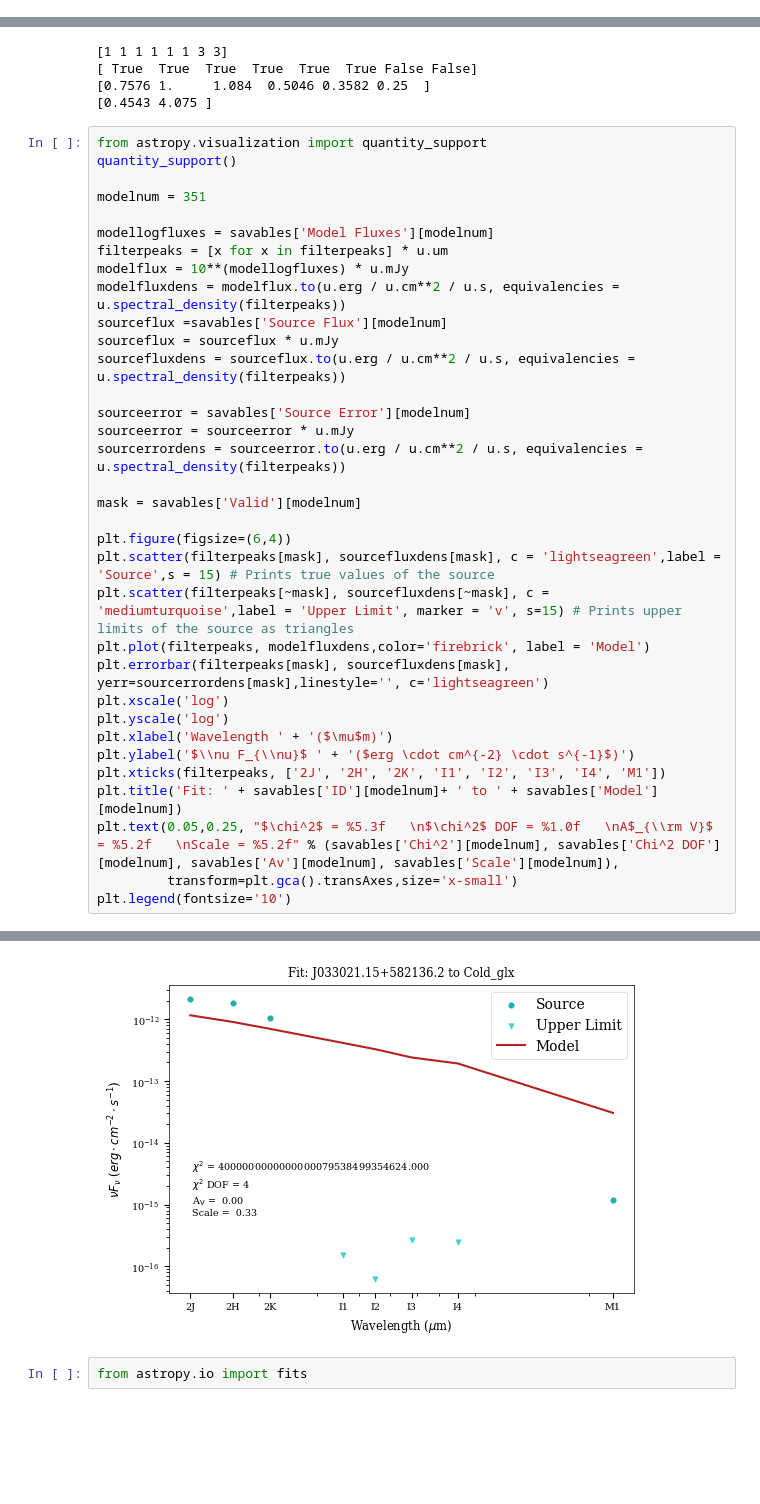
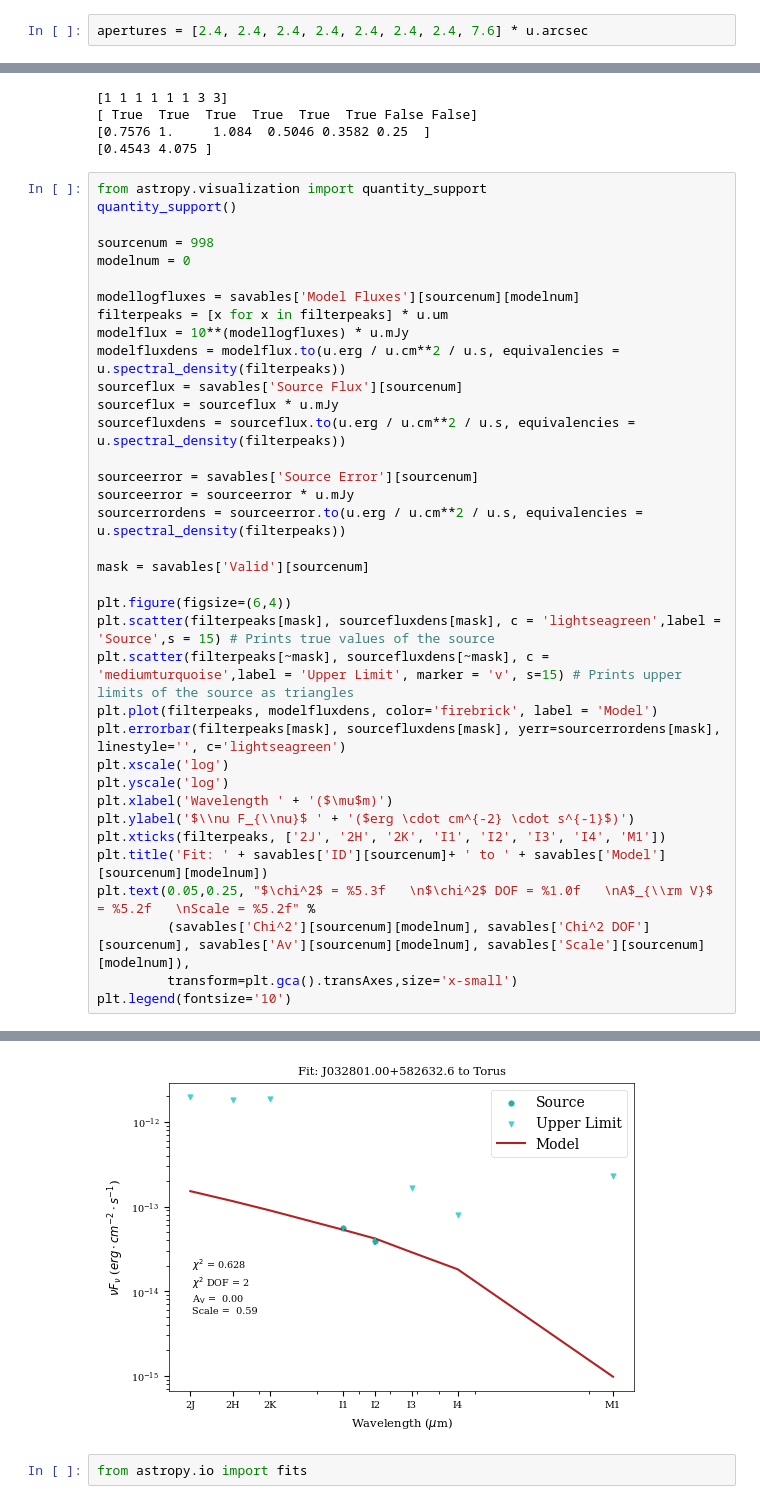
Before and after one commit to jridenba/REU-Notebooks, a Jupyter notebook: SESNA Galactic Fitting.ipynb, the cells around one changed output, grey strips where cells are left out. Cells and saved outputs as stored; diff of their text form; blank space fills up the shorter version.

```diff
--- a/SESNA Galactic Fitting.ipynb
+++ b/SESNA Galactic Fitting.ipynb
@@ -26,3 +19,5 @@ apertures = [3., 3., 3., 3., 3., 3., 3., 3.] * u.arcsec
+# %%
+apertures = [2.4, 2.4, 2.4, 2.4, 2.4, 2.4, 2.4, 7.6] * u.arcsec
 # %%
 # Still want to replace this with Convolved filters
 filters = ['2J', '2H', '2K', 'I1', 'I2', 'I3', 'I4', 'M1']
@@ -170,40 +195,42 @@ print(np.array(info.source.to_ascii().split()[11:-1:2]).astype(float)[~mask])
 # %%
 from astropy.visualization import quantity_support
 quantity_support()
 
-modelnum = 351
+sourcenum = 998
+modelnum = 0
 
-modellogfluxes = savables['Model Fluxes'][modelnum]
+modellogfluxes = savables['Model Fluxes'][sourcenum][modelnum]
 filterpeaks = [x for x in filterpeaks] * u.um
 modelflux = 10**(modellogfluxes) * u.mJy
 modelfluxdens = modelflux.to(u.erg / u.cm**2 / u.s, equivalencies = u.spectral_density(filterpeaks))
-sourceflux =savables['Source Flux'][modelnum]
+sourceflux = savables['Source Flux'][sourcenum]
 sourceflux = sourceflux * u.mJy
 sourcefluxdens = sourceflux.to(u.erg / u.cm**2 / u.s, equivalencies = u.spectral_density(filterpeaks))
 
-sourceerror = savables['Source Error'][modelnum]
+sourceerror = savables['Source Error'][sourcenum]
 sourceerror = sourceerror * u.mJy
 sourcerrordens = sourceerror.to(u.erg / u.cm**2 / u.s, equivalencies = u.spectral_density(filterpeaks))
 
-mask = savables['Valid'][modelnum]
+mask = savables['Valid'][sourcenum]
 
 plt.figure(figsize=(6,4))
 plt.scatter(filterpeaks[mask], sourcefluxdens[mask], c = 'lightseagreen',label = 'Source',s = 15) # Prints true values of the source
 plt.scatter(filterpeaks[~mask], sourcefluxdens[~mask], c = 'mediumturquoise',label = 'Upper Limit', marker = 'v', s=15) # Prints upper limits of the source as triangles
-plt.plot(filterpeaks, modelfluxdens,color='firebrick', label = 'Model')
-plt.errorbar(filterpeaks[mask], sourcefluxdens[mask], yerr=sourcerrordens[mask],linestyle='', c='lightseagreen')
+plt.plot(filterpeaks, modelfluxdens, color='firebrick', label = 'Model')
+plt.errorbar(filterpeaks[mask], sourcefluxdens[mask], yerr=sourcerrordens[mask], linestyle='', c='lightseagreen')
 plt.xscale('log')
 plt.yscale('log')
 plt.xlabel('Wavelength ' + '($\mu$m)')
 plt.ylabel('$\\nu F_{\\nu}$ ' + '($erg \cdot cm^{-2} \cdot s^{-1}$)')
 plt.xticks(filterpeaks, ['2J', '2H', '2K', 'I1', 'I2', 'I3', 'I4', 'M1'])
-plt.title('Fit: ' + savables['ID'][modelnum]+ ' to ' + savables['Model'][modelnum])
-plt.text(0.05,0.25, "$\chi^2$ = %5.3f   \n$\chi^2$ DOF = %1.0f   \nA$_{\\rm V}$ = %5.2f   \nScale = %5.2f" % (savables['Chi^2'][modelnum], savables['Chi^2 DOF'][modelnum], savables['Av'][modelnum], savables['Scale'][modelnum]),
+plt.title('Fit: ' + savables['ID'][sourcenum]+ ' to ' + savables['Model'][sourcenum][modelnum])
+plt.text(0.05,0.25, "$\chi^2$ = %5.3f   \n$\chi^2$ DOF = %1.0f   \nA$_{\\rm V}$ = %5.2f   \nScale = %5.2f" %
+         (savables['Chi^2'][sourcenum][modelnum], savables['Chi^2 DOF'][sourcenum], savables['Av'][sourcenum][modelnum], savables['Scale'][sourcenum][modelnum]),
          transform=plt.gca().transAxes,size='x-small')
 plt.legend(fontsize='10')
 # %% [output]
 <matplotlib.legend.Legend at 0x...>
-[figure, old version]
+[figure, new version]
 # %%
 from astropy.io import fits
 # %%
```
Also changed, not shown: parts of 15 cells of this notebook, 1 other file.
